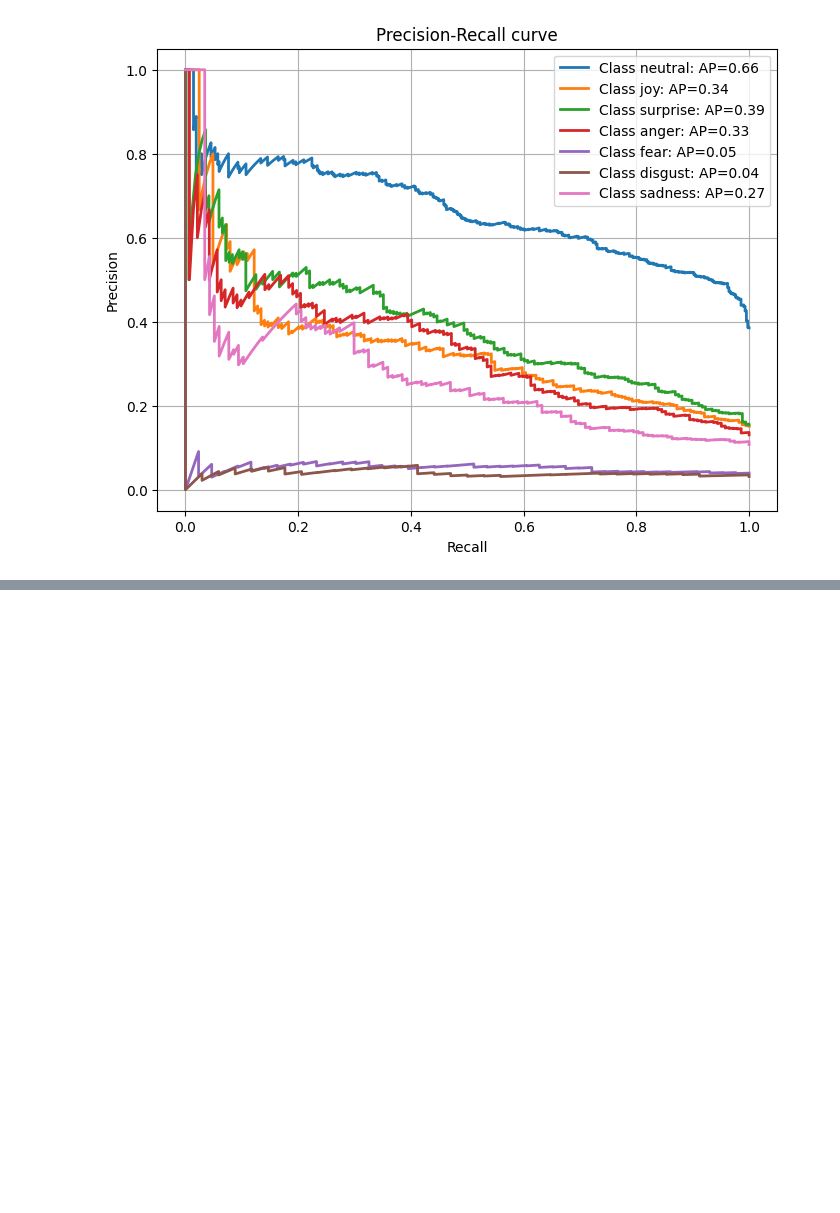
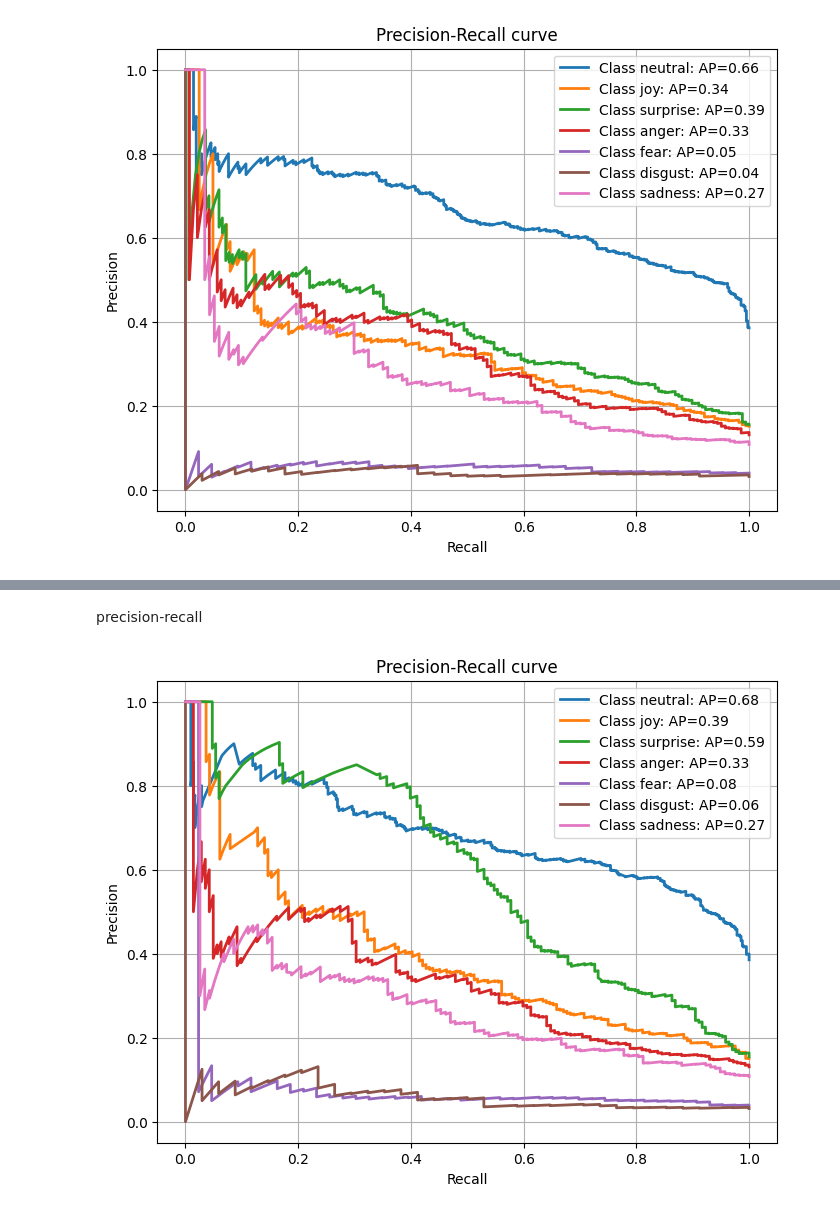
Before and after one commit to teostereciu/mc-ecpe, a Jupyter notebook: notebooks/best.ipynb, the cells around one changed output, grey strips where cells are left out. Saved outputs shown, nothing was run; the diff lists cells and outputs as text; code cells hidden in the pictures; blank space fills up the shorter version.

```diff
--- a/notebooks/best.ipynb
+++ b/notebooks/best.ipynb
@@ -1114,0 +1257,6 @@ plot_precision_recall(y_val_text_onehot, crossattn_preds)
+# %% [markdown]
+precision-recall
+# %%
+plot_precision_recall(y_val_text_onehot, bias_val_preds)
+# %% [output]
+[figure, added]
```
Also changed, not shown: parts of 25 cells of this notebook.
